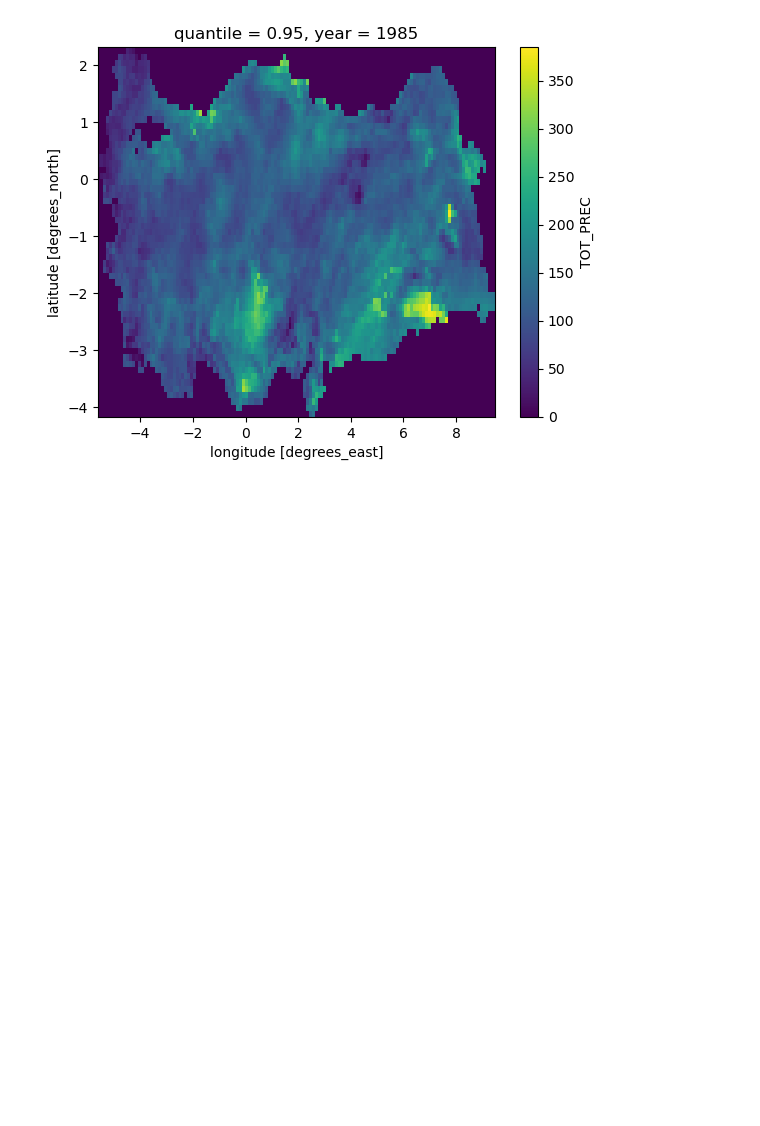
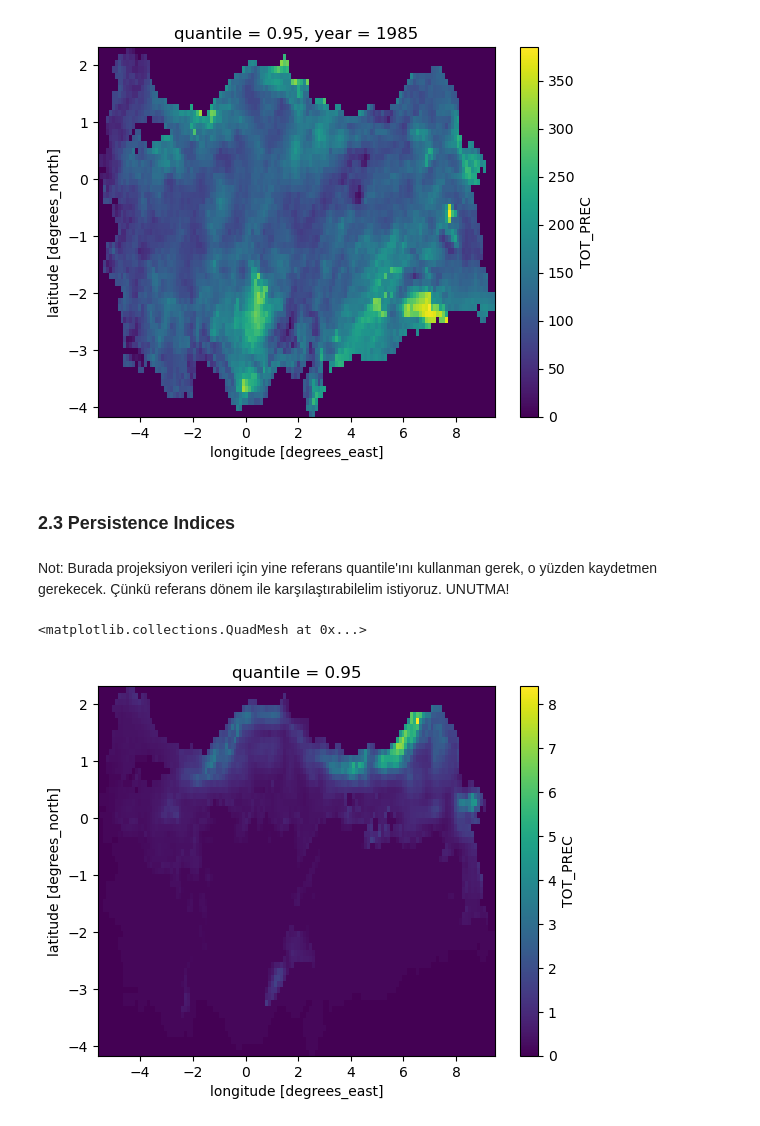
Before and after one commit to donmezkutay/msc-thesis-codes, a Jupyter notebook: BC_calculate_extreme_indices.ipynb, the cells around one changed output. Drawn from its saved outputs; the diff is of its cells as text; code cells hidden in the pictures; blank space fills up the shorter version.

Commit message:
#start persistence index calculation

```diff
--- a/BC_calculate_extreme_indices.ipynb
+++ b/BC_calculate_extreme_indices.ipynb
@@ -164,3 +171,18 @@ dt_cosmo_above[0].plot()
 # save index as nc
 absolute_indice_name = dt_cosmo_above.attrs['indice_name']
 dt_cosmo_above.to_netcdf(fr"{path_save}/cosmo/BC/BC_{bias_algo}_Tr011_MPI_RF_PR_{season}_{path_resample}_{absolute_indice_name}_198501_200512.nc")
+# %% [markdown]
+### 2.3 Persistence Indices
+# %% [markdown]
+Not: Burada projeksiyon verileri için yine referans quantile'ını kullanman gerek, o yüzden kaydetmen gerekecek. Çünkü referans dönem ile karşılaştırabilelim istiyoruz. UNUTMA!
+# %%
+q_ask = 0.95
+
+# change this quantile calculation with stable reference quantile while dealing with projection data
+dt_q = dt_cosmo.quantile(q_ask,
+                         dim='time')
+# %%
+dt_q.plot()
+# %% [output]
+<matplotlib.collections.QuadMesh at 0x...>
+[figure, added]
```
Also changed, not shown: parts of 25 cells of this notebook.
